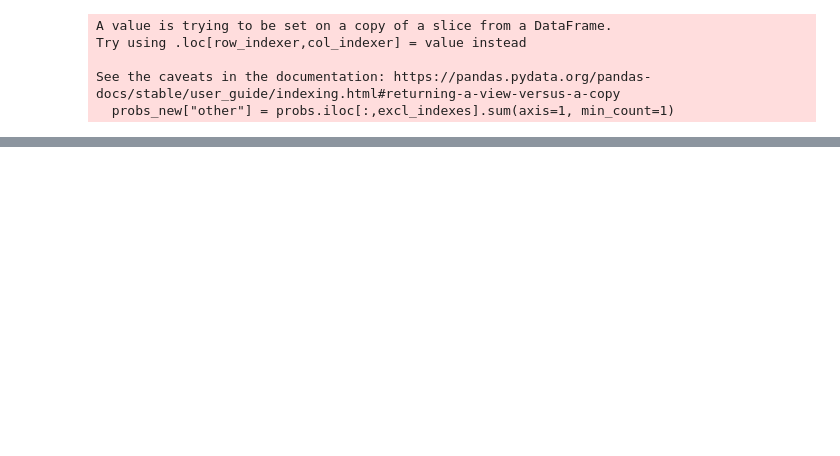
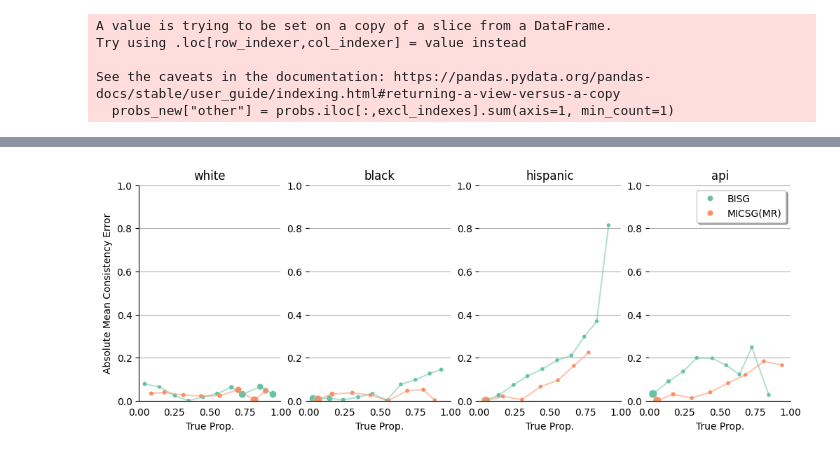
Before and after one commit to kwekuka/proxies, a Jupyter notebook: experiments/hmda.ipynb, the cells around one changed output, grey strips where cells are left out. Saved outputs shown, nothing was run; the diff lists cells and outputs as text; code cells hidden in the pictures; blank space fills up the shorter version.

```diff
--- a/experiments/hmda.ipynb
+++ b/experiments/hmda.ipynb
@@ -120,2 +54,0 @@ Check disparity
-# %%
-i = 2
@@ -142,0 +55,17 @@ top/bottom
+# %%
+def calibration_curve_size(y_true, y_prob, n_bins=5):
+
+    bins = np.linspace(0.0, 1.0, n_bins + 1)
+
+    binids = np.searchsorted(bins[1:-1], y_prob)
+
+    bin_sums = np.bincount(binids, weights=y_prob, minlength=len(bins))
+    bin_true = np.bincount(binids, weights=y_true, minlength=len(bins))
+    bin_total = np.bincount(binids, minlength=len(bins))
+
+    nonzero = bin_total != 0
+    prob_true = bin_true[nonzero] / bin_total[nonzero]
+    prob_pred = bin_sums[nonzero] / bin_total[nonzero]
+
+    bin_prop = bin_total/bin_total.sum()
+    return prob_true, prob_pred, bin_total
@@ -142,0 +117,66 @@ top/bottom
+# %%
+df = pd.concat(all_results, axis=0)
+# g = sns.FacetGrid(data=df, col="race", palette=sns.color_palette("Paired"), sharey=True)
+# g.map(sns.scatterplot, "pred", "error", "method", "size")
+# g.add_legend()
+# sns.despine(left=True, bottom=True)
+# print(len(g.axes[0]))
+# for i,x in enumerate(g.axes[0]):
+#     x.axhline(y = -0.003, color = 'black', alpha=0.25, linestyle = '--')
+#     x.set_title(races[i])
+
+race_ixes = [0,1, 2,3]
+fig, axs = plt.subplots(1, len(race_ixes), figsize=(12,4))
+
+axs[0].set_ylabel("Absolute Mean Consistency Error")
+# axs[1].set_xlabel("Predicted")
+
+for i, index in enumerate(race_ixes):
+
+
+    curr_ax = sns.scatterplot(
+        data = all_results[i],
+        y = "error",
+        x = "True Prop.",
+        hue = "method",
+        size = "size",
+        ax = axs[i],
+        palette=sns.color_palette("Set2"),
+    )
+    curr_ax = sns.lineplot(
+        data = all_results[i],
+        y = "error",
+        x = "True Prop.",
+        hue = "method",
+        # size = "size",
+        ax = axs[i],
+        alpha=0.5,
+        palette=sns.color_palette("Set2"),
+    )
+    axs[i].get_legend().remove()
+    # axs[i].axhline(y = -0.003, color = 'black', alpha=0.25, linestyle = '--')
+    axs[i].grid(axis = 'y')
+    axs[i].set_title(races[i])
+    if i != 0:
+        axs[i].set_ylabel("")
+        axs[i].xaxis.set_ticks_position('none')
+        axs[i].spines[['right', 'left', "top"]].set_visible(False)
+
+
+
+
+    axs[i].set_xlim(0,1)
+    axs[i].set_ylim(0,1)
+    axs[i].xaxis.set_ticks_position('none')
+
+    axs[i].spines[['right', 'top']].set_visible(False)
+
+
+h, l = curr_ax.get_legend_handles_labels()
+
+# slice the appropriate section of l and h to include in the legend
+plt.legend(h[1:3], l[1:3], fancybox=True, shadow=True)
+# plt.legend()
+plt.show()
+# %% [output]
+[figure, added]
```
Also changed, not shown: parts of 23 cells of this notebook, 10 other files.
